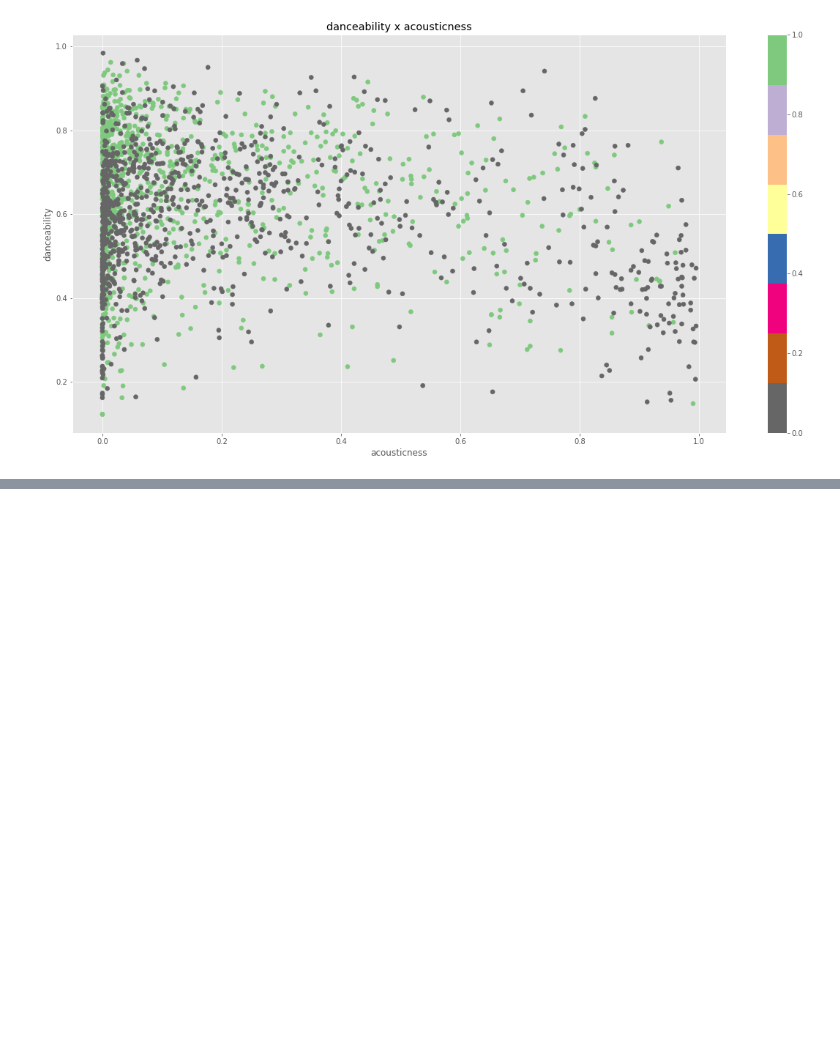
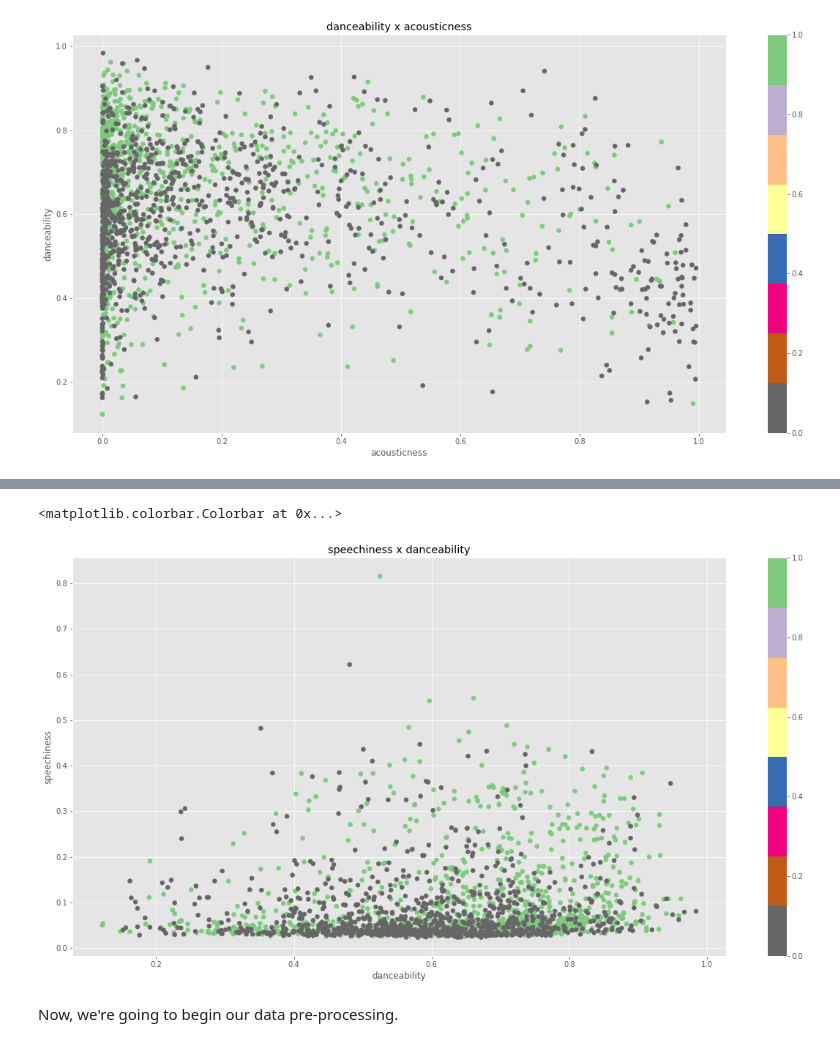
Before and after one commit to tutss/datascience, a Jupyter notebook: musicclassifying.ipynb, the cells around one changed output, grey strips where cells are left out. Saved outputs shown, nothing was run; the diff lists cells and outputs as text; code cells hidden in the pictures; blank space fills up the shorter version.

Commit message:
pre-processing data

```diff
--- a/musicclassifying.ipynb
+++ b/musicclassifying.ipynb
@@ -180,0 +210,15 @@ plt.colorbar(sc)
+# %%
+style.use('seaborn-colorblind')
+plt.figure(figsize=(20, 10))
+plt.plot()
+plt.title('speechiness x danceability')
+plt.ylabel('speechiness')
+plt.xlabel('danceability')
+df_sp = df['speechiness']
+sc = plt.scatter(df_dance, df_sp, c=df['target'], cmap='Accent_r')
+plt.colorbar(sc)
+# %% [output]
+<matplotlib.colorbar.Colorbar at 0x...>
+[figure, added]
+# %% [markdown]
+Now, we're going to begin our data pre-processing.
```
Also changed, not shown: parts of 13 cells of this notebook.
